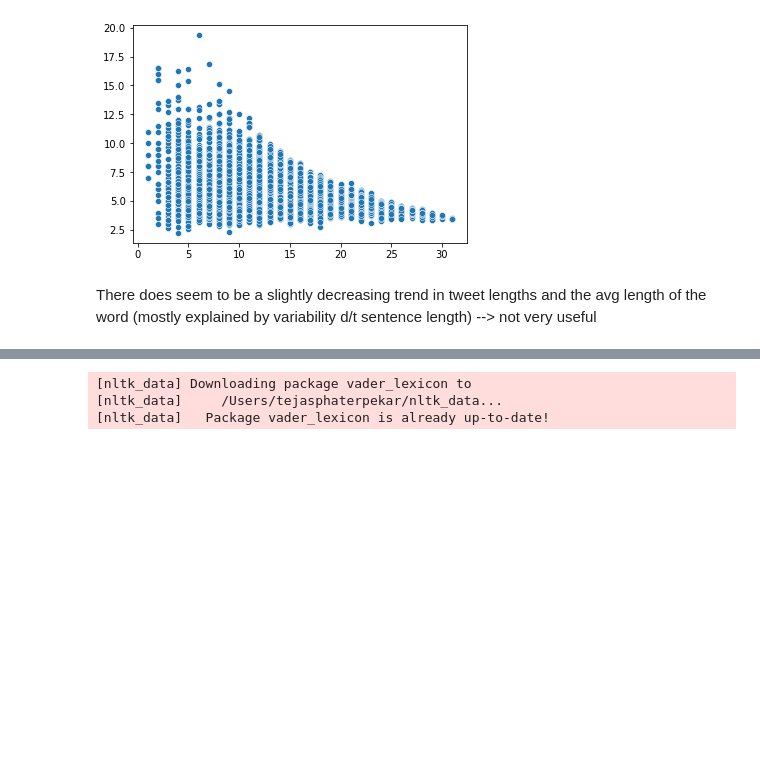
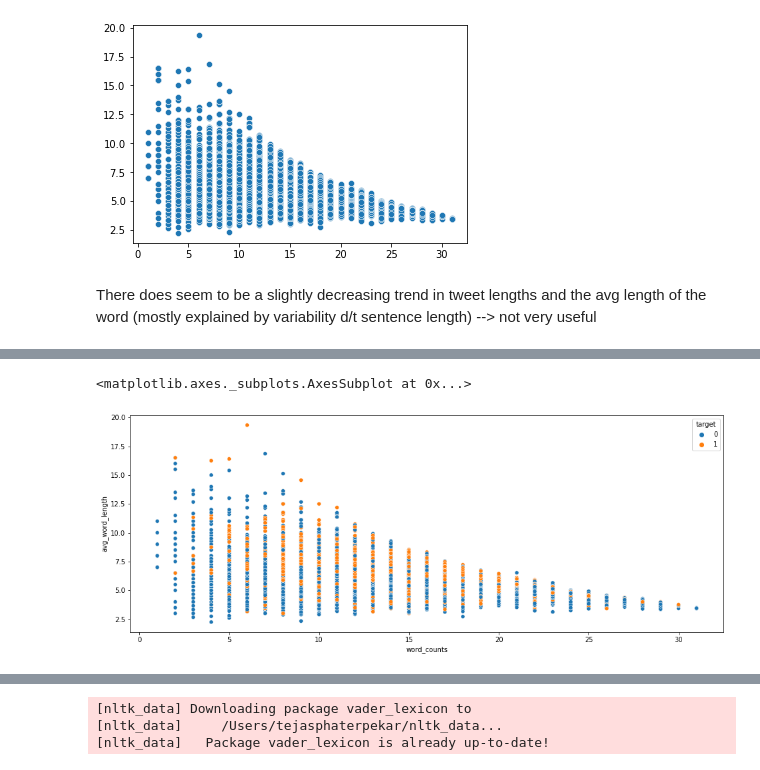
Before and after one commit to tejasph/disaster_tweets, a Jupyter notebook: nlp-trial-a.ipynb, the cells around one changed output, grey strips where cells are left out. Saved outputs shown, nothing was run; the diff lists cells and outputs as text; code cells hidden in the pictures; blank space fills up the shorter version.

```diff
--- a/nlp-trial-a.ipynb
+++ b/nlp-trial-a.ipynb
@@ -133,0 +167,9 @@ There does seem to be a slightly decreasing trend in tweet lengths and the avg l
+# %%
+# from above
+train['avg_word_length'] = avg_word_length
+# %%
+plt.figure(figsize=(16, 6))
+sns.scatterplot(data = train, x = 'word_counts', y = 'avg_word_length', hue = 'target')
+# %% [output]
+<matplotlib.axes._subplots.AxesSubplot at 0x...>
+[figure, added]
```
Also changed, not shown: parts of 22 cells of this notebook.
